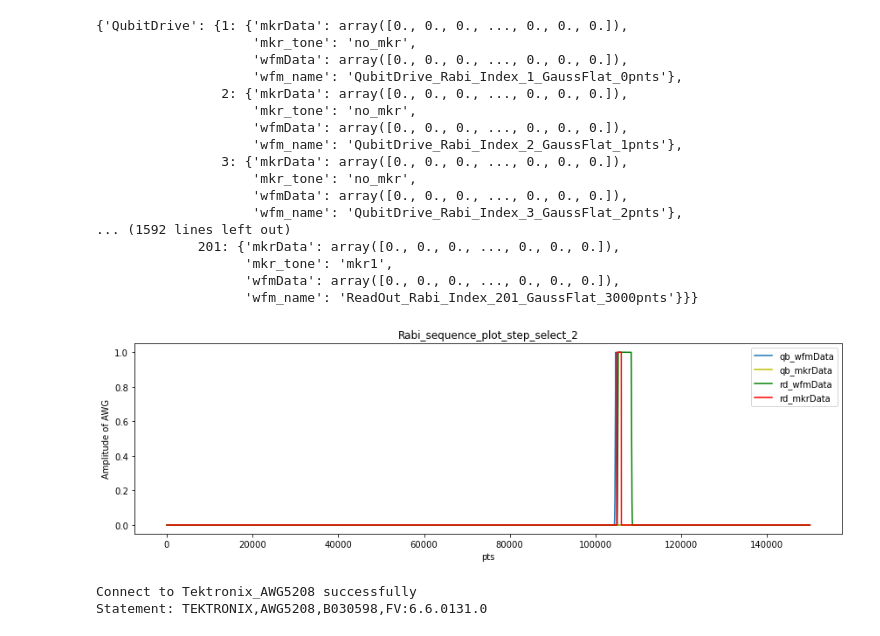
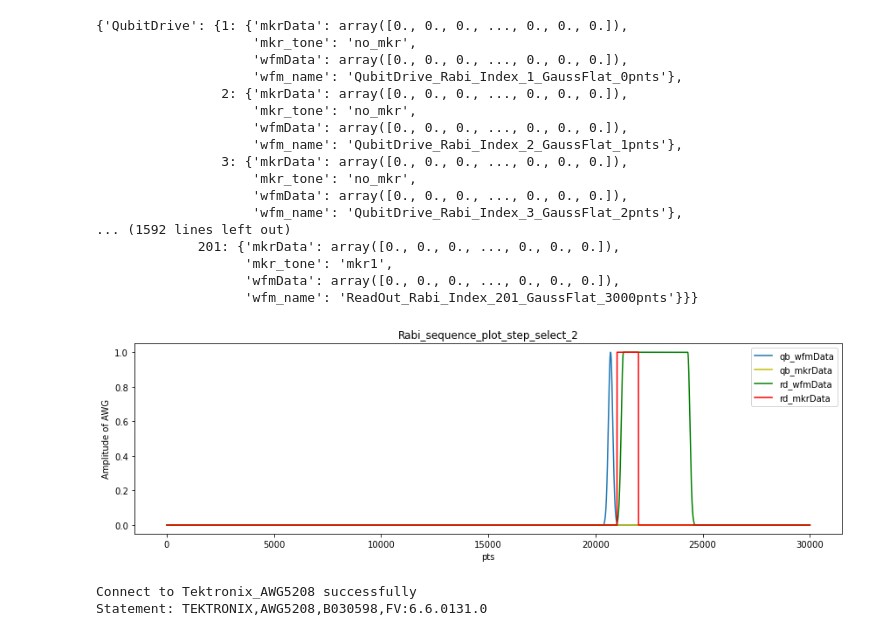
Before and after one commit to NTHU-SQC/Instrument_Control, a Jupyter notebook: Released/documents/measure_notebooks/Rabi Sequence.ipynb, the cells around one changed output. Cells and saved outputs as stored; diff of their text form; code cells hidden in the pictures.

```diff
--- a/Released/documents/measure_notebooks/Rabi Sequence.ipynb
+++ b/Released/documents/measure_notebooks/Rabi Sequence.ipynb
@@ -15,14 +15,15 @@ rbs =  Time_Domain_Sequence()
 
 # define the initial condition for generating a rabi-sequence
 
+
 wfm_amount = 201
-wfm_totlen = 10000*15
+wfm_totlen = 10000*3
 gauss_sig = 100
 gauss_delta_flat = 1
 qubitDrive_mkrDuration = 0
 qubitDrive_mkr = 'no_mkr'
 
-readOut_offset = 7000*15
+readOut_offset = 7000*3
 readOut_flat = 3000
 readOut_mkrDuration = 1000
 readOut_mkr = 'mkr1'
@@ -41,34 +42,34 @@ store_rabi_seq = rbs.gen_Rabi_seq(wfm_amount,
                                 readOut_flat,
                                 readOut_mkrDuration,
                                 readOut_mkr)
 
 # display the sequence stored structure
 pp.pprint(store_rabi_seq)
 
 # plot the pulse shaping in the specified step
 seq_name = 'Rabi_sequence'
 step_select = 2
 store_time_domain_seq = store_rabi_seq
 plt_qb_rd(seq_name, step_select, store_time_domain_seq)
 # %% [output]
 {'QubitDrive': {1: {'mkrData': array([0., 0., 0., ..., 0., 0., 0.]),
                     'mkr_tone': 'no_mkr',
                     'wfmData': array([0., 0., 0., ..., 0., 0., 0.]),
                     'wfm_name': 'QubitDrive_Rabi_Index_1_GaussFlat_0pnts'},
                 2: {'mkrData': array([0., 0., 0., ..., 0., 0., 0.]),
                     'mkr_tone': 'no_mkr',
                     'wfmData': array([0., 0., 0., ..., 0., 0., 0.]),
                     'wfm_name': 'QubitDrive_Rabi_Index_2_GaussFlat_1pnts'},
                 3: {'mkrData': array([0., 0., 0., ..., 0., 0., 0.]),
                     'mkr_tone': 'no_mkr',
                     'wfmData': array([0., 0., 0., ..., 0., 0., 0.]),
                     'wfm_name': 'QubitDrive_Rabi_Index_3_GaussFlat_2pnts'},
 ... (1592 lines left out)
              201: {'mkrData': array([0., 0., 0., ..., 0., 0., 0.]),
                    'mkr_tone': 'mkr1',
                    'wfmData': array([0., 0., 0., ..., 0., 0., 0.]),
                    'wfm_name': 'ReadOut_Rabi_Index_201_GaussFlat_3000pnts'}}}
-[figure, old version]
+[figure, new version]
 # %%
 # pp.pprint(store_rabi_seq)
 # %%
```
Also changed, not shown: 5 other files.
